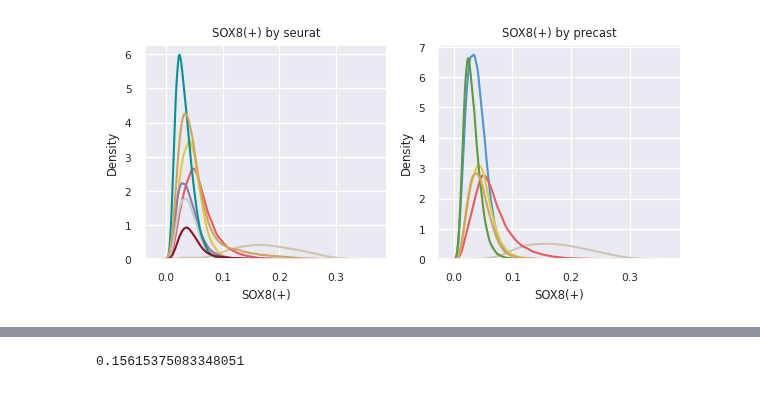
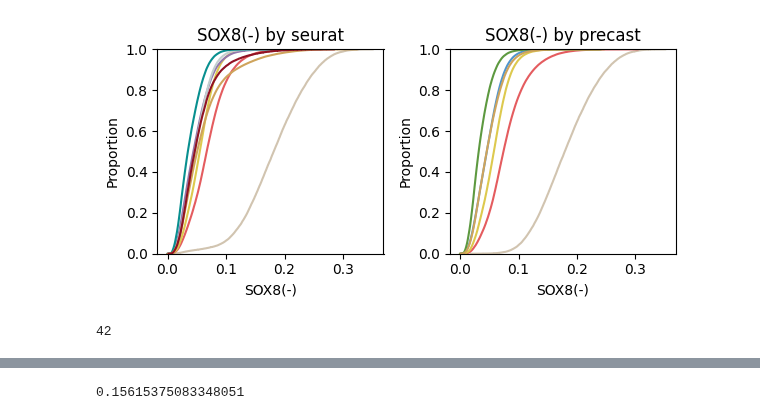
Before and after one commit to LieberInstitute/spatialDLPFC_mdd_bpd, a Jupyter notebook: code/09_SCENIC/07_explore-AUCell-regulons.ipynb, the cells around one changed output, grey strips where cells are left out. Drawn from its saved outputs; the diff is of its cells as text; code cells hidden in the pictures.

```diff
--- a/code/09_SCENIC/07_explore-AUCell-regulons.ipynb
+++ b/code/09_SCENIC/07_explore-AUCell-regulons.ipynb
@@ -109,0 +129,10 @@ plt.tight_layout()
+# %%
+gene1 = "CUX2(+)" #49 module genes
+
+fig, ((ax1, ax2)) = plt.subplots(1, 2, figsize=(6, 3))
+sns.ecdfplot(data=joined_all, x=gene1, hue="seurat_label", palette=transfer_bright, legend=False, ax=ax1)
+ax1.set_title(gene1+" by seurat")
+sns.ecdfplot(data=joined_precast, x=gene1, hue="smoothed_k9_1663", palette=smoothed_bright, legend=False, ax=ax2)
+ax2.set_title(gene1+" by precast")
+
+plt.tight_layout()
@@ -110,5 +141,5 @@ plt.tight_layout()
 # %%
-sns.set_theme(font_scale=.7)
+#sns.set_theme(font_scale=.7)
 # %%
 df_scores = joined_all[list(auc_all.select_dtypes('number').columns)+['seurat_label','sex','condition']]
 df_means = df_scores.groupby(by=['seurat_label','sex','condition']).mean()
@@ -155,5 +186,5 @@ plt.tight_layout()
 # %%
-gene1 = "CUX2(+)" #VASC
+gene1 = "CUX2(-)" #VASC
 
 fig, ((ax1, ax2)) = plt.subplots(1, 2, figsize=(6, 3))
 sns.ecdfplot(data=joined_all, x=gene1, hue="seurat_label", palette=transfer_bright, legend=False, ax=ax1)
@@ -178,0 +210,10 @@ plt.tight_layout()
+# %%
+gene1 = "SOX2(-)" #ASTRO
+
+fig, ((ax1, ax2)) = plt.subplots(1, 2, figsize=(6, 3))
+sns.ecdfplot(data=joined_all, x=gene1, hue="seurat_label", palette=transfer_bright, legend=False, ax=ax1)
+ax1.set_title(gene1+" by seurat")
+sns.ecdfplot(data=joined_precast, x=gene1, hue="smoothed_k9_1663", palette=smoothed_bright, legend=False, ax=ax2)
+ax2.set_title(gene1+" by precast")
+
+plt.tight_layout()
@@ -203,12 +246,16 @@ plt.tight_layout()
 # %%
-gene1 = "SOX8(+)" #Oligo
+gene1 = "SOX8(-)" #OLIG
 
 fig, ((ax1, ax2)) = plt.subplots(1, 2, figsize=(6, 3))
-sns.kdeplot(data=joined_all, x=gene1, hue="seurat_label", palette=transfer_bright, legend=False, ax=ax1)
+sns.ecdfplot(data=joined_all, x=gene1, hue="seurat_label", palette=transfer_bright, legend=False, ax=ax1)
 ax1.set_title(gene1+" by seurat")
-sns.kdeplot(data=joined_precast, x=gene1, hue="smoothed_k9_1663", palette=smoothed_bright, legend=False, ax=ax2)
+sns.ecdfplot(data=joined_precast, x=gene1, hue="smoothed_k9_1663", palette=smoothed_bright, legend=False, ax=ax2)
 ax2.set_title(gene1+" by precast")
 
 plt.tight_layout()
 # %% [output]
-[figure, old version]
+[figure, new version]
+# %%
+len(auc_all.columns)
+# %% [output]
+42
```
Also changed, not shown: parts of 26 cells of this notebook, 5 other files.
